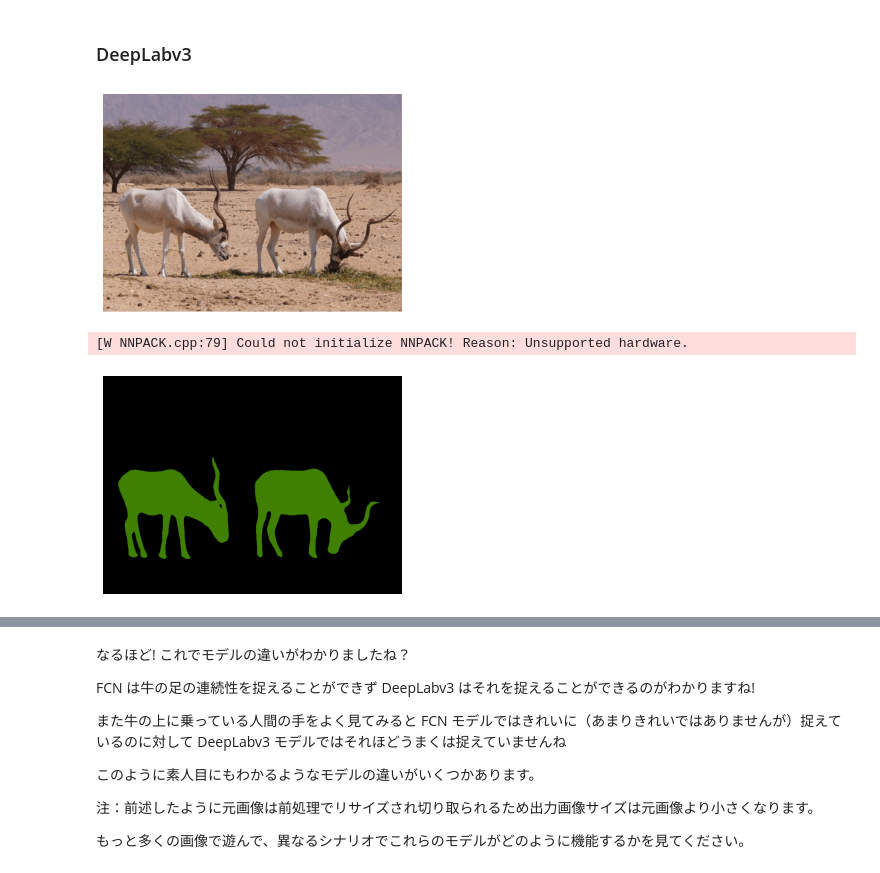
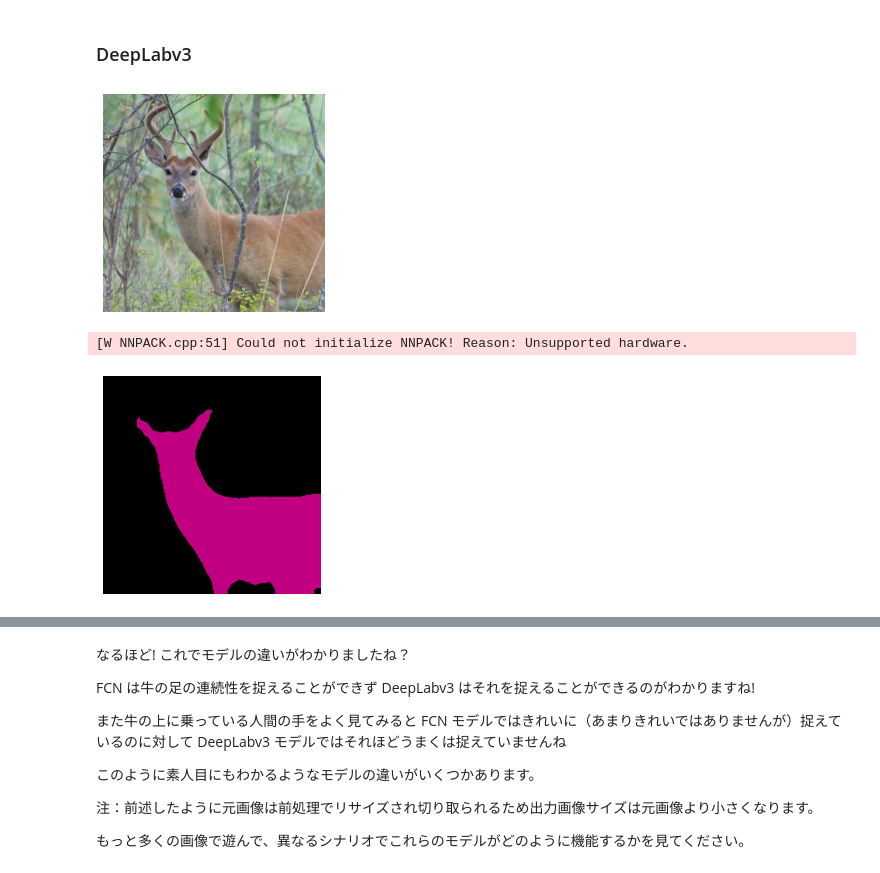
Before and after one commit to komazawa-deep-learning/komazawa-deep-learning.github.io, a Jupyter notebook: 2022notebooks/2022_0603Image_segmentation_demo.ipynb, the cells around one changed output, grey strips where cells are left out. Cells and saved outputs as stored; diff of their text form; code cells hidden in the pictures.

```diff
--- a/2022notebooks/2022_0603Image_segmentation_demo.ipynb
+++ b/2022notebooks/2022_0603Image_segmentation_demo.ipynb
@@ -230,7 +228,3 @@ it returns a object through which we can pass batches of images and all the requ
 <!-- Let's take a look at the transforms applied on the images:
 Alright! Now that we have the image all preprocessed and ready! Let's pass it through the model and get the `out` key.<br/>
 As I said, the output of the model is a `OrderedDict` so, we need to take the `out` key from that to get the output of the model. -->
-# %%
-# Pass the input through the net
-out = fcn(inp)['out']
-print (out.shape)
@@ -263,9 +261,9 @@ And how do we get there from this `[1 x 21 x H x W]`?<br/>
 We take a max index for each pixel position, which represents the class<br/> -->
 # %%
 import numpy as np
-om = torch.argmax(out.squeeze(), dim=0).detach().cpu().numpy()
-print (om.shape)
-print (np.unique(om))
+_out = torch.argmax(out.squeeze(), dim=0).detach().cpu().numpy()
+print (_out.shape)       # (224,224)
+print (np.unique(_out))  # [0 3]
 # %% [output]
 (224, 224)
 [0 3]
@@ -325,22 +326,22 @@ plt.imshow(rgb); plt.show()
 # %%
-# def segment(net, path, show_orig=True, dev='cuda'):
-def segment(net, path, show_orig=True, dev='cpu'):
+device = torch.device('cuda') if torch.cuda.is_available() else torch.device('cpu')
+
+def segment(net, path, show_orig=True, device=device):
     img = Image.open(path)
     if show_orig:
-        plt.imshow(img);
-        plt.axis('off');
-        plt.show()
-    # Comment the Resize and CenterCrop for better inference results
-    trf = T.Compose([T.Resize(640),
-                     #T.CenterCrop(224),
-                     T.ToTensor(),
+        plt.imshow(img); plt.axis('off'); plt.show()
+
+    # 入力画像のサイズを変更，切り取り，正規化を行う
+    _trnsfrm = T.Compose([T.Resize(256),
+                          T.CenterCrop(224),
+                          T.ToTensor(),
                      T.Normalize(mean = [0.485, 0.456, 0.406],
                                  std = [0.229, 0.224, 0.225])])
-    inp = trf(img).unsqueeze(0).to(dev)
-    out = net.to(dev)(inp)['out']
-    om = torch.argmax(out.squeeze(), dim=0).detach().cpu().numpy()
-    rgb = decode_segmap(om)
-    plt.imshow(rgb); plt.axis('off'); plt.show()
+    _inp = _transform(img).unsqueeze(0).to(device)
+    _out = net.to(device)(_inp)['out']
+    _outmax = torch.argmax(_out.squeeze(), dim=0).detach().cpu().numpy()
+    _rgbed = decode_segmap(_outmax)
+    plt.imshow(_rgbed); plt.axis('off'); plt.show()
 # %% [markdown]
 別の画像で試してみましょう。
 # %%
@@ -369,10 +361,10 @@ segment(fcn, 'kitten.jpeg', dev='cpu')
 # %% [markdown]
 ### DeepLabv3
 # %%
-dlab = models.segmentation.deeplabv3_resnet101(pretrained=1).eval()
+deeplab3 = models.segmentation.deeplabv3_resnet101(pretrained=True).eval()
 # %%
-segment(dlab, 'deer.jpg')
+segment(deeplab3, 'deer.jpg')
 # %% [output]
-[figure, old version]
+[figure, new version]
-[W NNPACK.cpp:79] Could not initialize NNPACK! Reason: Unsupported hardware.
+[W NNPACK.cpp:51] Could not initialize NNPACK! Reason: Unsupported hardware.
-[figure, old version]
+[figure, new version]
```
Also changed, not shown: parts of 22 cells of this notebook, 5 other files.
